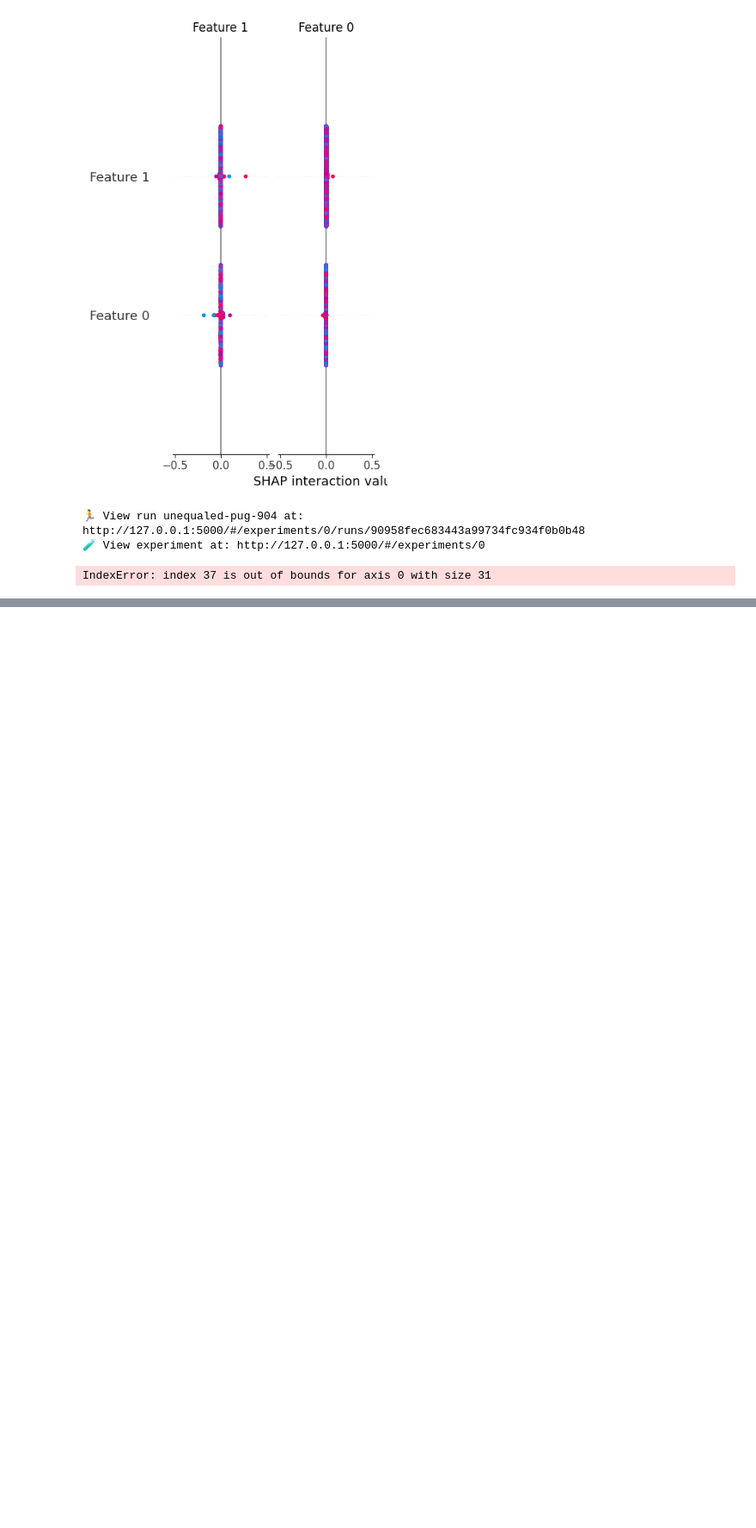
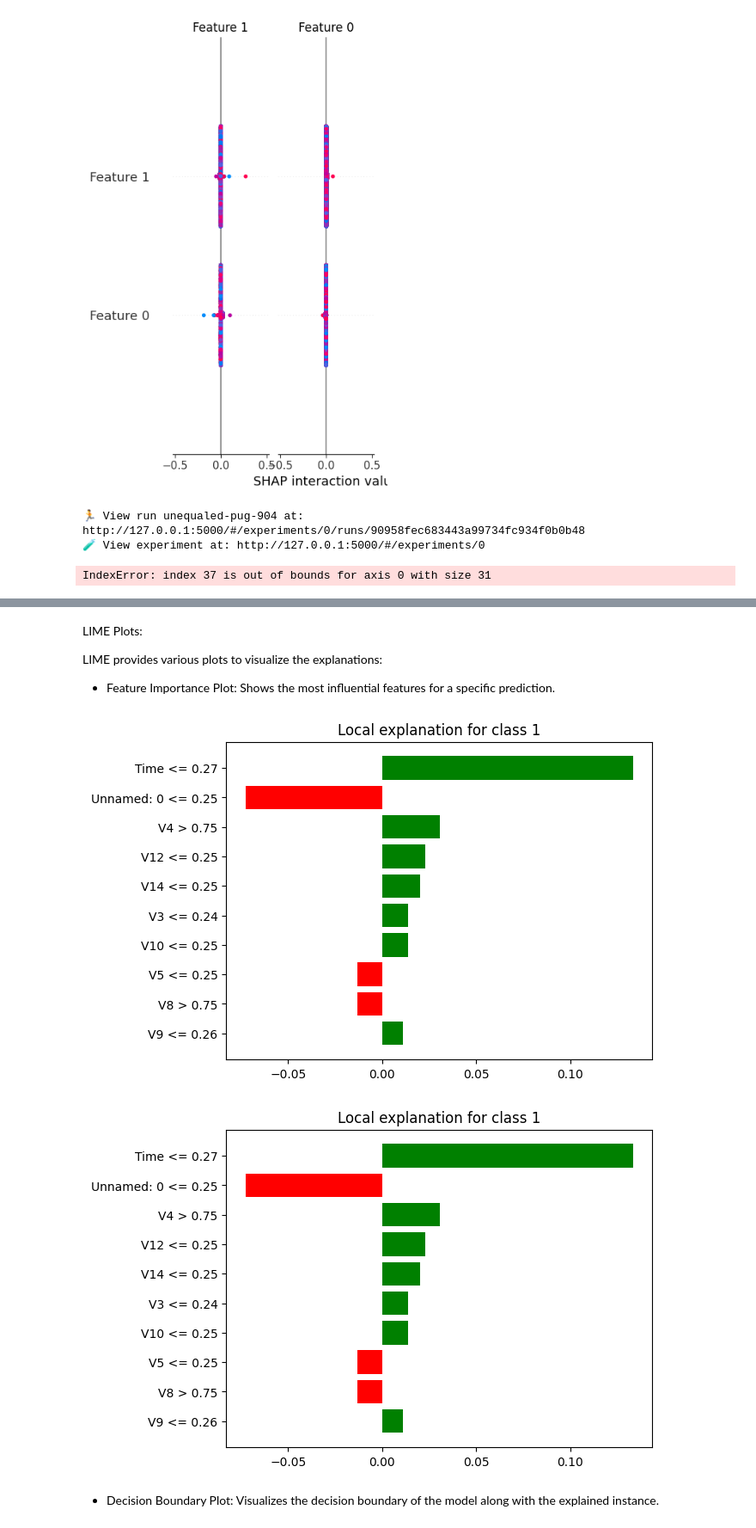
Before and after one commit to hanaDemma/fraud-detection-for-e-commerce-and-bank-transactions, a Jupyter notebook: notebooks/Eda.ipynb, the cells around one changed output, grey strips where cells are left out. Shown at 86% size. Cells and saved outputs as stored; diff of their text form; code cells hidden in the pictures; blank space fills up the shorter version.

Commit message:
lime

```diff
--- a/notebooks/Eda.ipynb
+++ b/notebooks/Eda.ipynb
@@ -662,0 +667,24 @@ IndexError: index 37 is out of bounds for axis 0 with size 31
+# %%
+import lime
+import lime.lime_tabular
+
+# Initialize the LIME explainer
+explainer = lime.lime_tabular.LimeTabularExplainer(
+    training_data=X_train.values,
+    feature_names=X_train.columns,
+    class_names=[str(i) for i in range(len(model.classes_))],
+    mode='classification'
+)
+
+# Select an instance to explain (e.g., the first instance in X_test)
+instance_idx = 0  # Change this index to visualize a different instance
+instance = X_test.iloc[instance_idx]
+
+# Explain the instance
+explanation = explainer.explain_instance(
+    instance.values,
+    model.predict_proba
+)
+
+# Display the explanation
+explanation.show_in_notebook()
@@ -662,0 +699,12 @@ IndexError: index 37 is out of bounds for axis 0 with size 31
+# %% [markdown]
+LIME Plots:
+
+LIME provides various plots to visualize the explanations:
+- Feature Importance Plot: Shows the most influential features for a specific prediction.
+# %%
+explanation.as_pyplot_figure()
+# %% [output]
+[figure, added]
+[figure, added]
+# %% [markdown]
+- Decision Boundary Plot: Visualizes the decision boundary of the model along with the explained instance.
```
Also changed, not shown: parts of 4 cells of this notebook, 1 other file.
